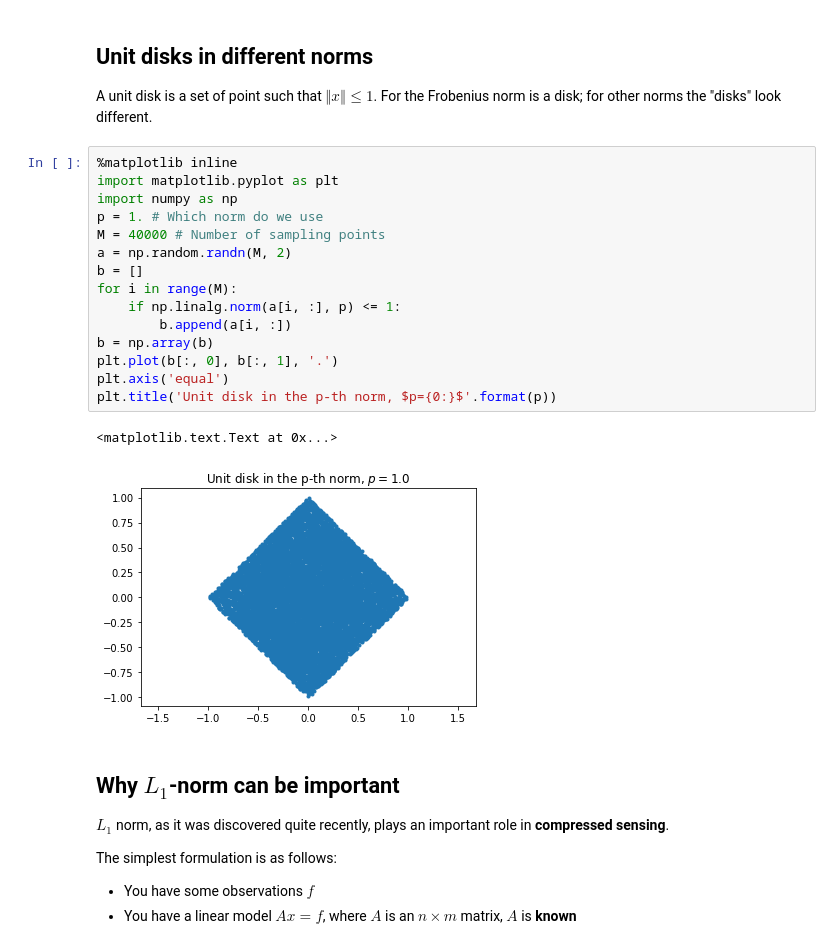
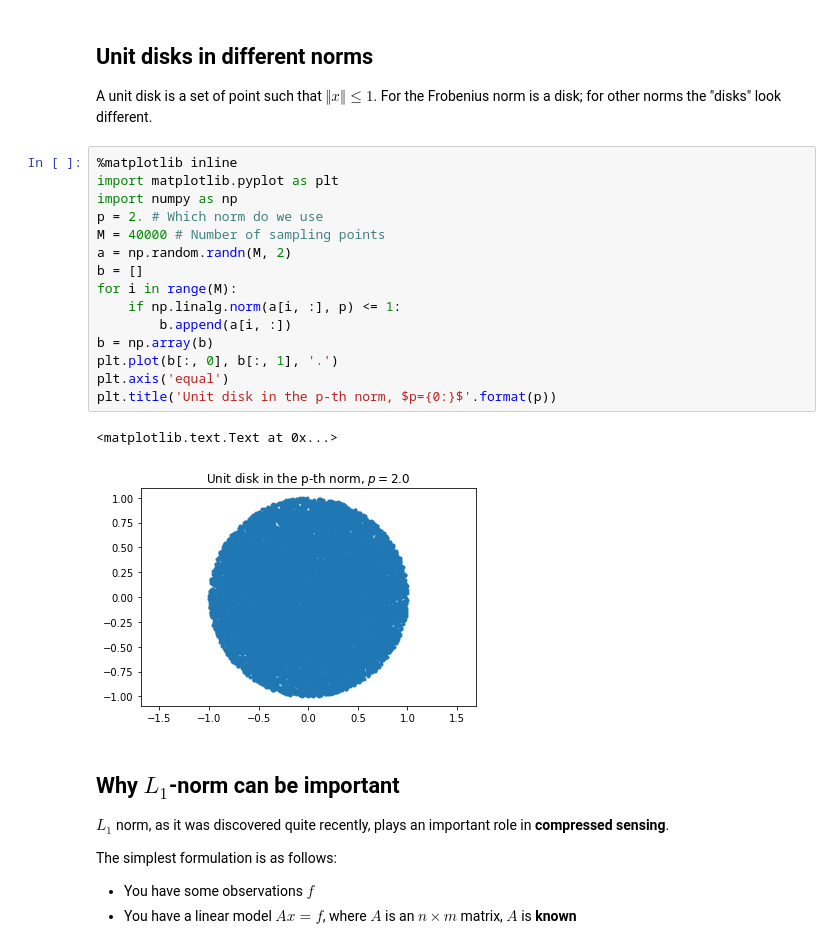
Before and after one commit to lockyfork/nla2017, a Jupyter notebook: lectures/lecture-1.ipynb, the cells around one changed output. Drawn from its saved outputs; the diff is of its cells as text.

```diff
--- a/lectures/lecture-1.ipynb
+++ b/lectures/lecture-1.ipynb
@@ -294,21 +302,21 @@ A unit disk is a set of point such that $\Vert x \Vert \leq 1$. For the Frobeniu
 # %%
 %matplotlib inline
 import matplotlib.pyplot as plt
 import numpy as np
-p = 1. # Which norm do we use
+p = 2. # Which norm do we use
 M = 40000 # Number of sampling points
 a = np.random.randn(M, 2)
 b = []
 for i in range(M):
     if np.linalg.norm(a[i, :], p) <= 1:
         b.append(a[i, :])
 b = np.array(b)
 plt.plot(b[:, 0], b[:, 1], '.')
 plt.axis('equal')
 plt.title('Unit disk in the p-th norm, $p={0:}$'.format(p))
 # %% [output]
 <matplotlib.text.Text at 0x...>
-[figure, old version]
+[figure, new version]
 # %% [markdown]
 ## Why $L_1$-norm can be important
 $L_1$ norm, as it was discovered quite recently, plays an important role in **compressed sensing**.
```
Also changed, not shown: parts of 7 cells of this notebook, 10 other files.
